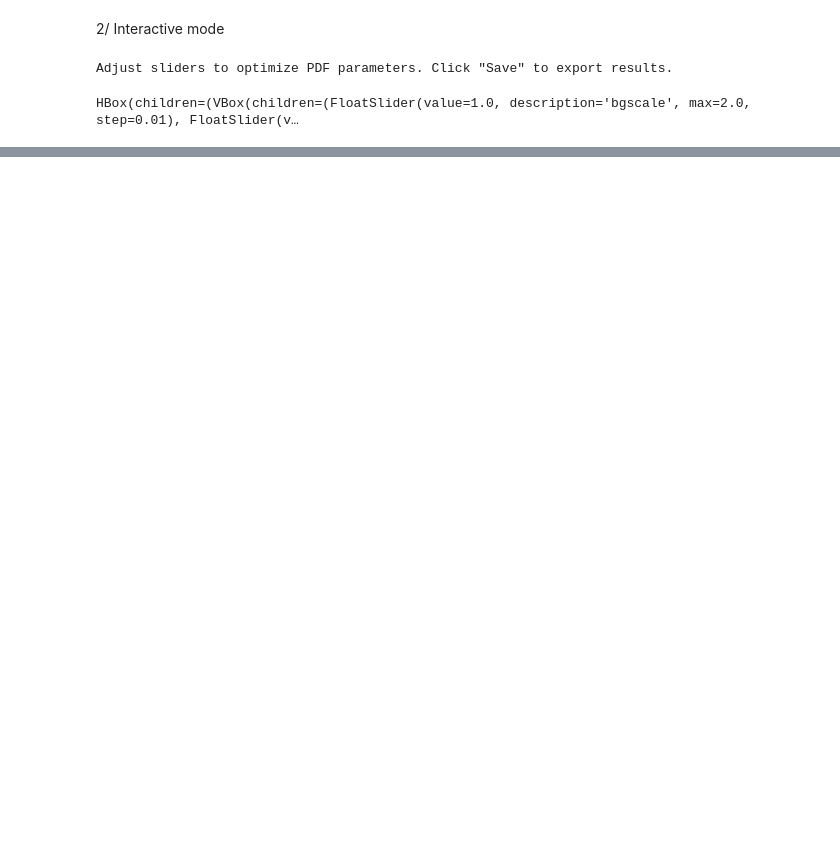
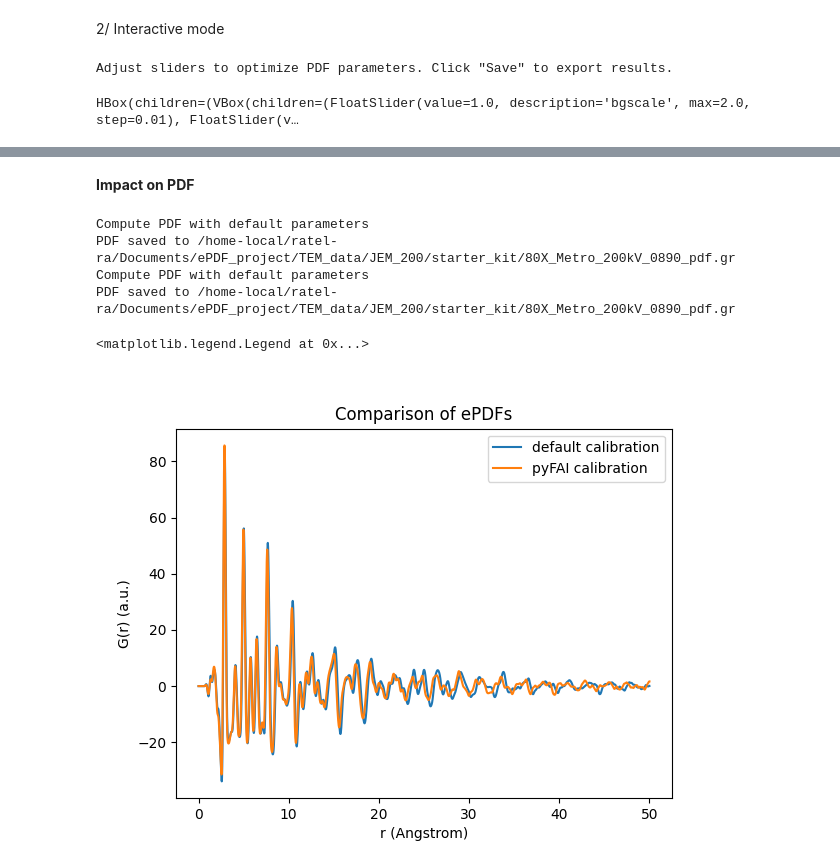
Before and after one commit to nicoratel/ePDFsuite, a Jupyter notebook: ePDF_Workflow.ipynb, the cells around one changed output, grey strips where cells are left out. Saved outputs shown, nothing was run; the diff lists cells and outputs as text; code cells hidden in the pictures; blank space fills up the shorter version.

```diff
--- a/ePDF_Workflow.ipynb
+++ b/ePDF_Workflow.ipynb
@@ -103,0 +157,35 @@ HBox(children=(VBox(children=(FloatSlider(value=1.0, description='bgscale', max=
+# %% [markdown]
+**Impact on PDF**
+# %%
+r,g = proc.extract_epdf(
+    ref_diffraction_image=ref_diff,
+    composition = 'Au',
+    rmin=0.1,
+    rmax=50.0,
+    rstep=0.01,
+    interactive = False,
+    plot = False)
+
+r_poni,g_poni = proc_poni.extract_epdf(
+    ref_diffraction_image=ref_diff,
+    composition = 'Au',
+    rmin=0.1,
+    rmax=50.0,
+    rstep=0.01,
+    interactive = False,
+    plot = False)
+
+plt.figure()
+plt.plot(r, g, label='default calibration')
+plt.plot(r_poni, g_poni, label='pyFAI calibration')
+plt.xlabel('r (Angstrom)')
+plt.ylabel('G(r) (a.u.)')
+plt.title('Comparison of ePDFs')
+plt.legend()
+# %% [output]
+Compute PDF with default parameters
+PDF saved to /home-local/ratel-ra/Documents/ePDF_project/TEM_data/JEM_200/starter_kit/80X_Metro_200kV_0890_pdf.gr
+Compute PDF with default parameters
+PDF saved to /home-local/ratel-ra/Documents/ePDF_project/TEM_data/JEM_200/starter_kit/80X_Metro_200kV_0890_pdf.gr
+<matplotlib.legend.Legend at 0x...>
+[figure, added]
```
Also changed, not shown: parts of 14 cells of this notebook, 7 other files.
